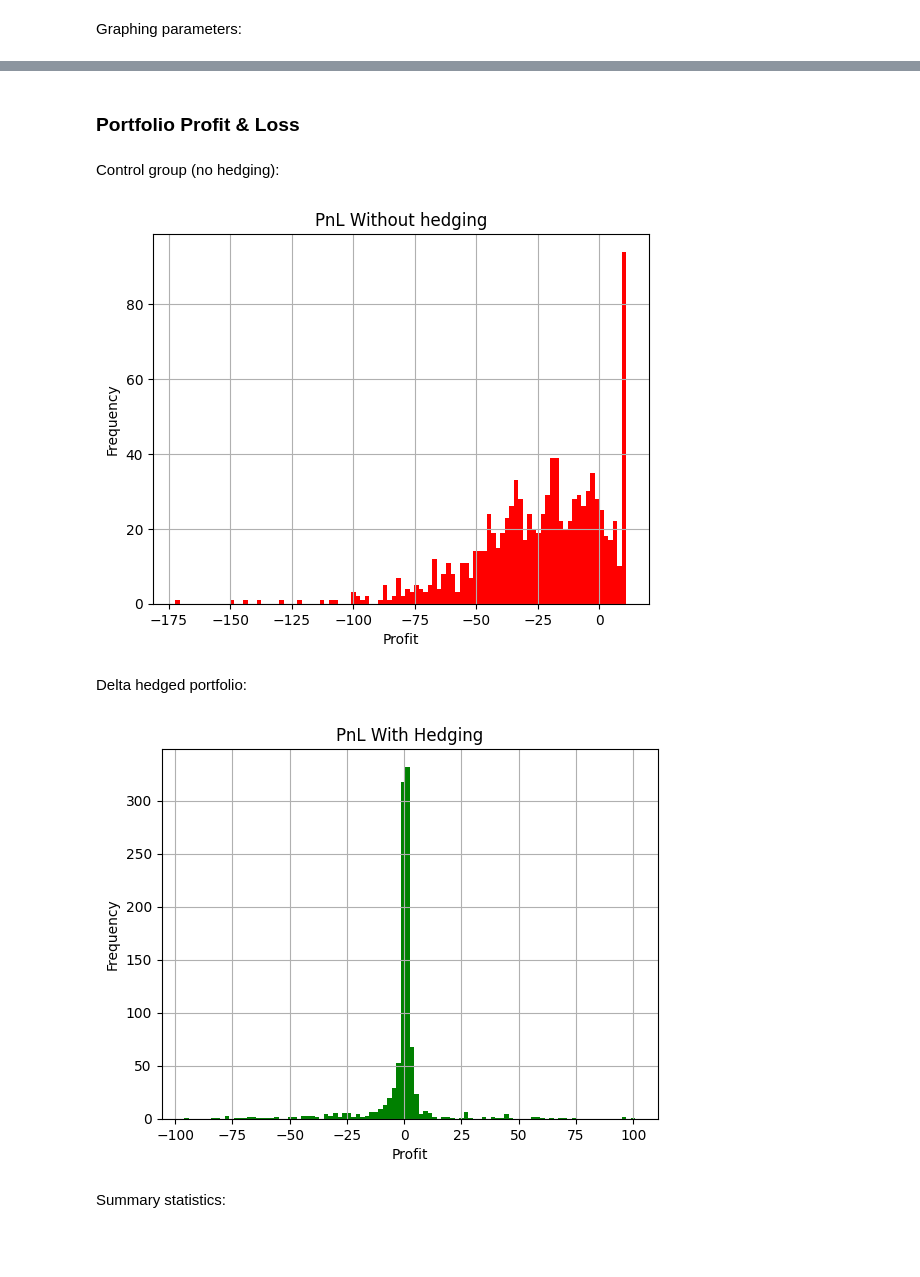
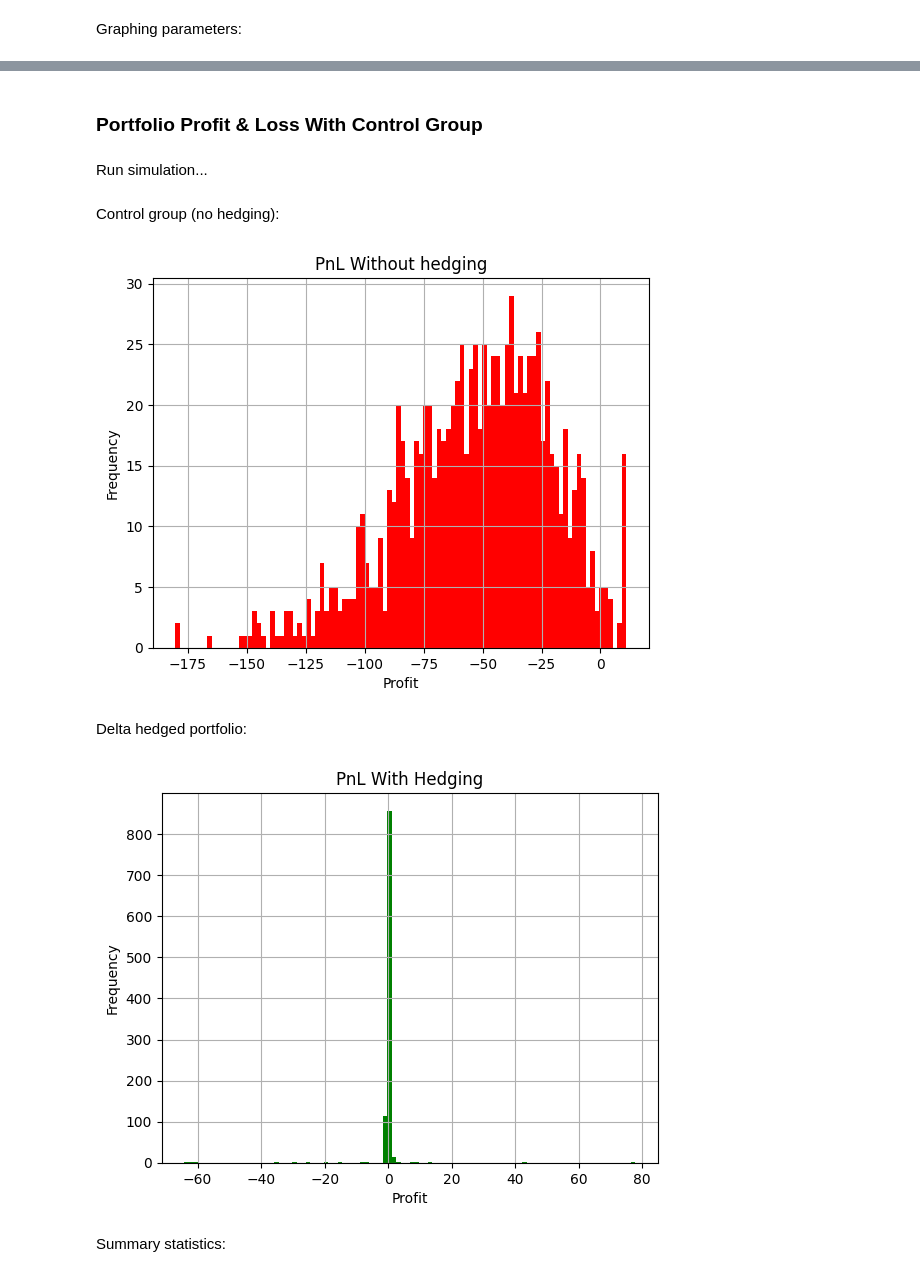
Before and after one commit to Richard1Dev/black-scholes-model-implementation, a Jupyter notebook: notebooks/delta_hedging_analysis.ipynb, the cells around one changed output, grey strips where cells are left out. Drawn from its saved outputs; the diff is of its cells as text; code cells hidden in the pictures; blank space fills up the shorter version.

```diff
--- a/notebooks/delta_hedging_analysis.ipynb
+++ b/notebooks/delta_hedging_analysis.ipynb
@@ -23,4 +71,10 @@ save_figures = True
+# %%
+SPOT = 100 # $100
+STRIKE = 100 # $100
+MATURITY = 1 # 1 year
+RATE = 0.05 # 5%
+VOLATILITY = 0.2 # 20%
 # %% [markdown]
 Graphing parameters:
 # %%
-runs = 1000
+RUNS = 1000
@@ -36,3 +83,2 @@ drift = 0.3 # 30%
 # %%
-option = CallOption(strike, maturity)
-asset = GeometricBrownianMotion(spot, drift, sigma)
+option = CallOption(STRIKE, MATURITY)
@@ -106,37 +118,44 @@ if save_figures:
 # %% [markdown]
-### Portfolio Profit & Loss
+### Portfolio Profit & Loss With Control Group
+# %% [markdown]
+Run simulation...
+# %%
+mesh = 1/100
+drift = 0.5
+asset = GeometricBrownianMotion(SPOT, drift, VOLATILITY)
+results = DeltaHedgingEngine(option, asset).run(RATE, VOLATILITY, RUNS, mesh)
 # %% [markdown]
 Control group (no hedging):
 # %%
-current_asset_price = np.zeros(runs)
-current_asset_price[:] = asset.simulate(maturity, runs, mesh)[:,0]
-final_asset_price = np.zeros(runs)
-final_asset_price[:] = asset.simulate(maturity, runs, mesh)[:,-1]
-no_hedge_pnl = option.price(current_asset_price, 0, rate, sigma)*np.exp(rate*maturity) - option.payoff(final_asset_price)
+current_asset_price = np.zeros(RUNS)
+current_asset_price[:] = asset.simulate(MATURITY, RUNS, mesh)[:,0]
+final_asset_price = np.zeros(RUNS)
+final_asset_price[:] = asset.simulate(MATURITY, RUNS, mesh)[:,-1]
+no_hedge_pnl = option.price(current_asset_price, 0, RATE, VOLATILITY)*np.exp(RATE*MATURITY) - option.payoff(final_asset_price)
 
 plt.hist(no_hedge_pnl, bins=100, density=False, color='red')
 
 plt.title("PnL Without hedging")
 plt.xlabel("Profit")
 plt.ylabel("Frequency")
 plt.grid(True)
-if save_figures:
+if SAVE_FIGS:
     plt.savefig('../figures/PnL_without_hedge.png')
 # %% [output]
-[figure, old version]
+[figure, new version]
 # %% [markdown]
 Delta hedged portfolio:
 # %%
-plt.hist(hedging_results.pnl, bins=100, density=False, color='green')
+plt.hist(results.pnl, bins=100, density=False, color='green')
 
 plt.title("PnL With Hedging")
 plt.xlabel("Profit")
 plt.ylabel("Frequency")
 plt.grid(True)
-if save_figures:
+if SAVE_FIGS:
     plt.savefig('../figures/PnL_with_hedge.png')
 # %% [output]
-[figure, old version]
+[figure, new version]
 # %% [markdown]
 Summary statistics:
 # %%
```
Also changed, not shown: parts of 30 cells of this notebook, 20 other files.
